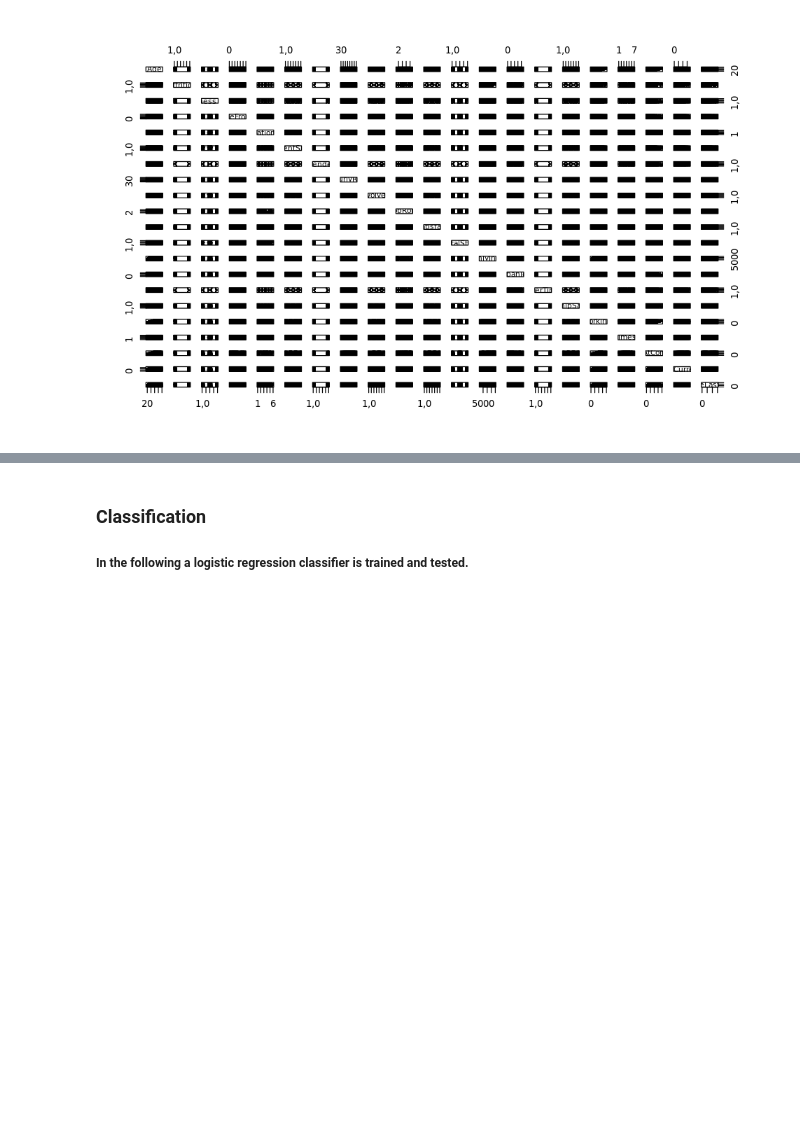
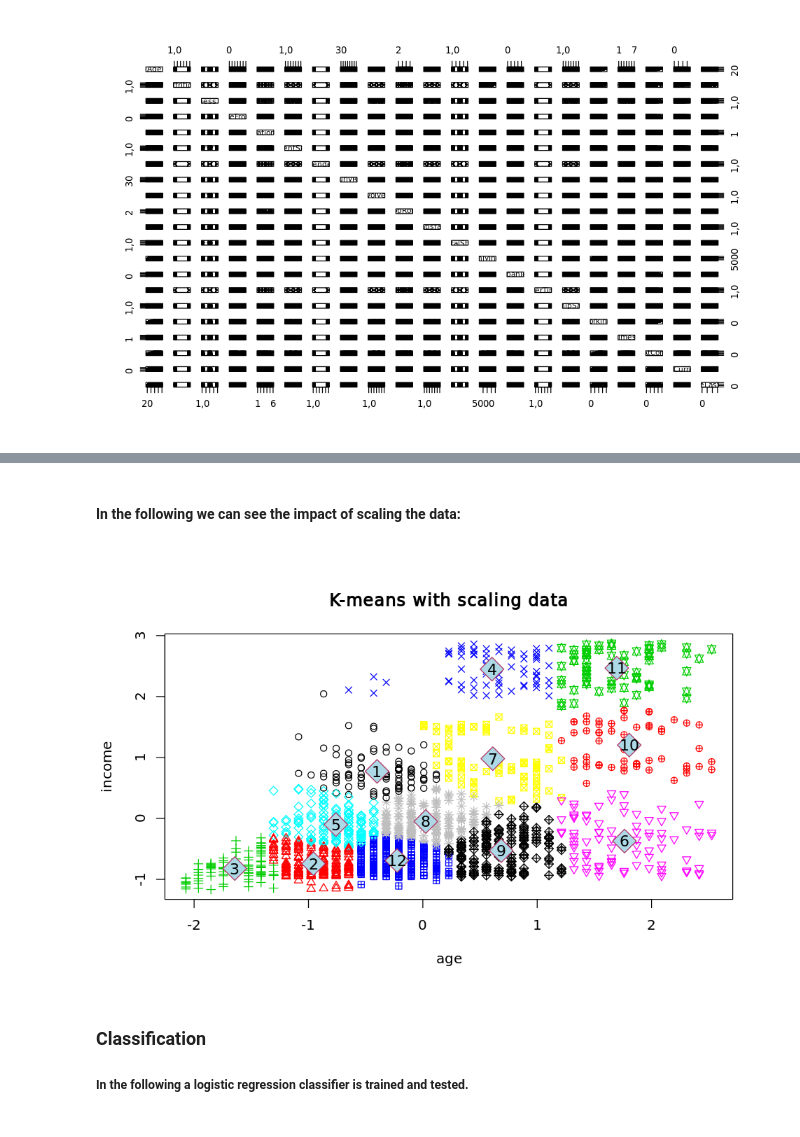
Before and after one commit to Hammi007/R_bigdata, a Jupyter notebook: Exploratory_data_analysis.ipynb, the cells around one changed output, grey strips where cells are left out. Saved outputs shown, nothing was run; the diff lists cells and outputs as text; code cells hidden in the pictures; blank space fills up the shorter version.

```diff
--- a/Exploratory_data_analysis.ipynb
+++ b/Exploratory_data_analysis.ipynb
@@ -176,3 +222,17 @@ pairs(df)
+# %% [markdown]
+<h4>In the following we can see the impact of scaling the data:<h4>
+# %%
+KmeansScaling <- kmeans(scaledData, 12)
+
+plot(scaledData$scaledAge, scaledData$scaledIncome, col = KmeansScaling$cluster, #asp = 1, #xlim=c(1:90), ylim=c(200:178677),
+     pch = KmeansScaling$cluster, main = "K-means with scaling data",
+     xlab = "age", ylab = "income")
+points(KmeansScaling$centers[ ,1], KmeansScaling$centers[ ,2], pch = 23,
+       col = 'maroon', bg = 'lightblue', cex = 3)
+text(KmeansScaling$centers[ ,1], KmeansScaling$centers[ ,2], cex = 1.1,
+     col = 'black', attributes(KmeansScaling$centers)$dimnames[[1]])
+# %% [output]
+[figure, added]
 # %% [markdown]
 <h3>Classification<h3>
 <h5>In the following a logistic regression classifier is trained and tested.<h5>
```
Also changed, not shown: parts of 14 cells of this notebook.
